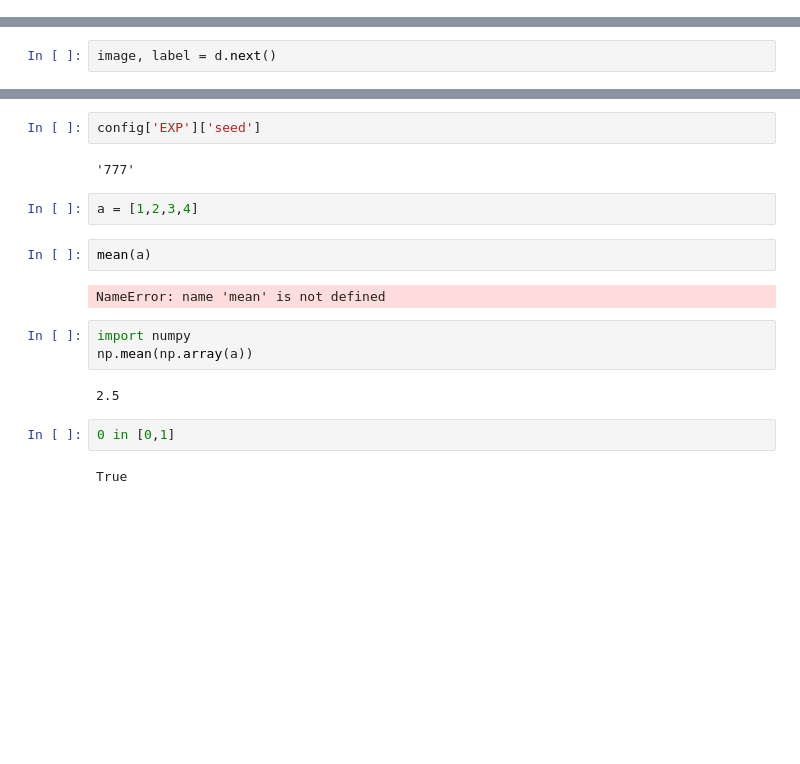
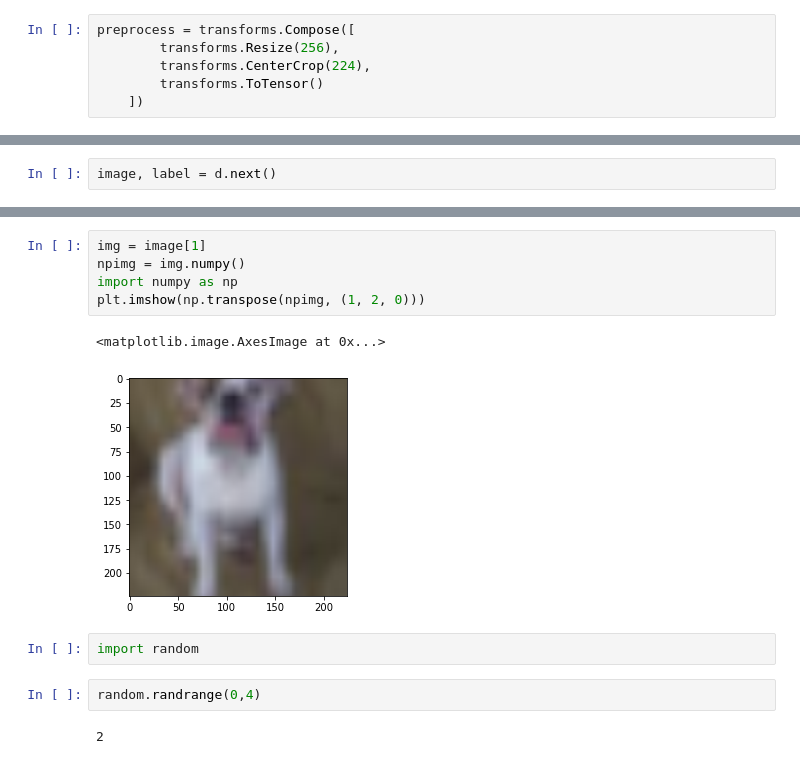
Before and after one commit to kboseong/RotNet, a Jupyter notebook: testing.ipynb, the cells around one changed output, grey strips where cells are left out. Saved outputs shown, nothing was run; the diff lists cells and outputs as text; blank space fills up the shorter version.

```diff
--- a/testing.ipynb
+++ b/testing.ipynb
@@ -8 +9,7 @@ from torchvision import transforms
+# %%
+preprocess = transforms.Compose([
+        transforms.Resize(256),
+        transforms.CenterCrop(224),
+        transforms.ToTensor()
+    ])
 # %%
@@ -43,19 +30,14 @@ config.read('configs/resnet_50.ini')
-# %%
-config['EXP']['seed']
-# %% [output]
-'777'
-# %%
-a = [1,2,3,4]
-# %%
-mean(a)
-# %% [output]
-NameError: name 'mean' is not defined
-# %%
-import numpy
-np.mean(np.array(a))
-# %% [output]
-2.5
-# %%
-0 in [0,1]
-# %% [output]
-True
+# %%
+img = image[1]
+npimg = img.numpy()
+import numpy as np
+plt.imshow(np.transpose(npimg, (1, 2, 0)))
+# %% [output]
+<matplotlib.image.AxesImage at 0x...>
+[figure, added]
+# %%
+import random
+# %%
+random.randrange(0,4)
+# %% [output]
+2
```
Also changed, not shown: parts of 5 cells of this notebook, 5 other files.
